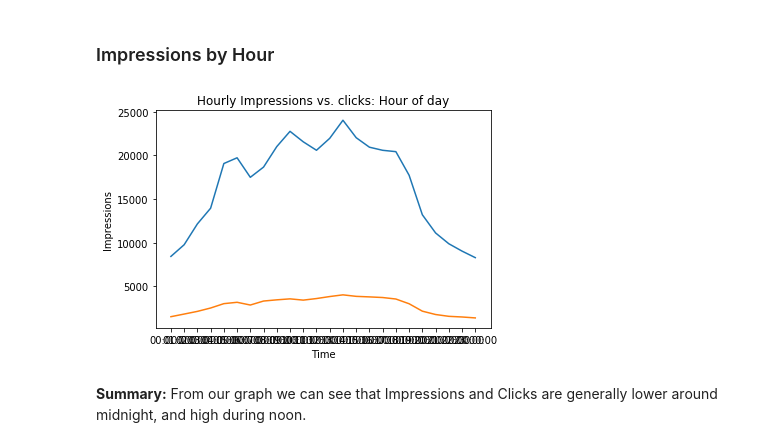
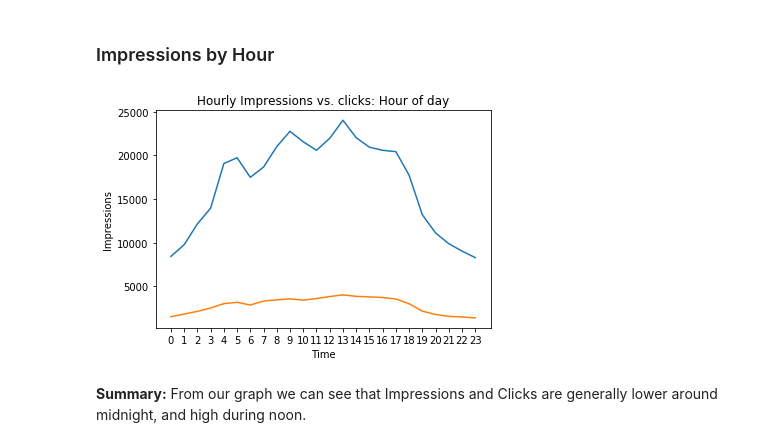
Before and after one commit to kanalyzers/ad_optimization, a Jupyter notebook: notebooks/julia_book.ipynb, the cells around one changed output. Cells and saved outputs as stored; diff of their text form; code cells hidden in the pictures.

```diff
--- a/notebooks/julia_book.ipynb
+++ b/notebooks/julia_book.ipynb
@@ -278,15 +309,17 @@ click_per_view_per_hour['total'] = click_per_view_per_hour.sum(axis=1)
 # %%
 # plt.plot(click_per_view_per_hour, figsize = (12,6))
 plt.plot(click_per_view_per_hour['total'])
 plt.plot(click_per_view_per_hour[1])
 plt.ylabel('Impressions')
 plt.xlabel('Time')
+x = range(0,24)
+plt.xticks(range(24), x)
 plt.title('Hourly Impressions vs. clicks: Hour of day')
 plt.show()
 
 #Can't get it to a bar graph...?
 # %% [output]
-[figure, old version]
+[figure, new version]
 # %% [markdown]
 **Summary:** From our graph we can see that Impressions and Clicks are generally lower around midnight, and high during noon.
 # %% [markdown]
```
Also changed, not shown: parts of 60 cells of this notebook.
